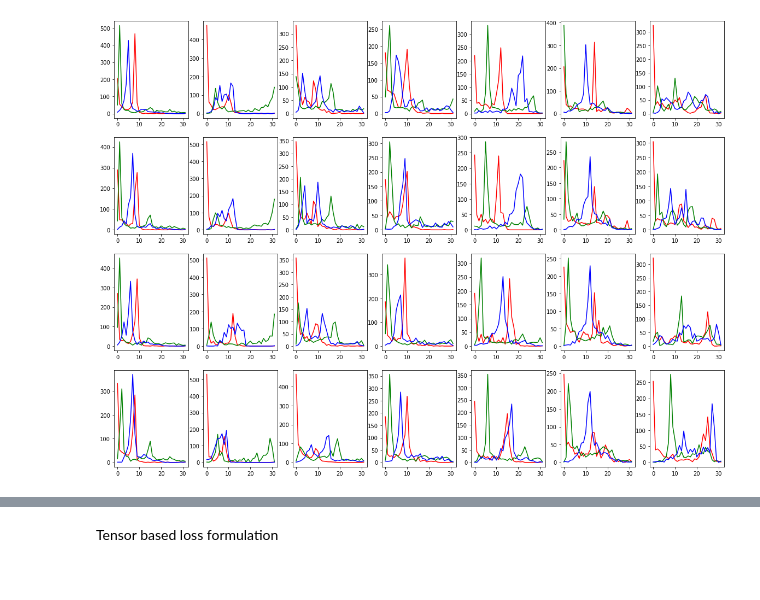
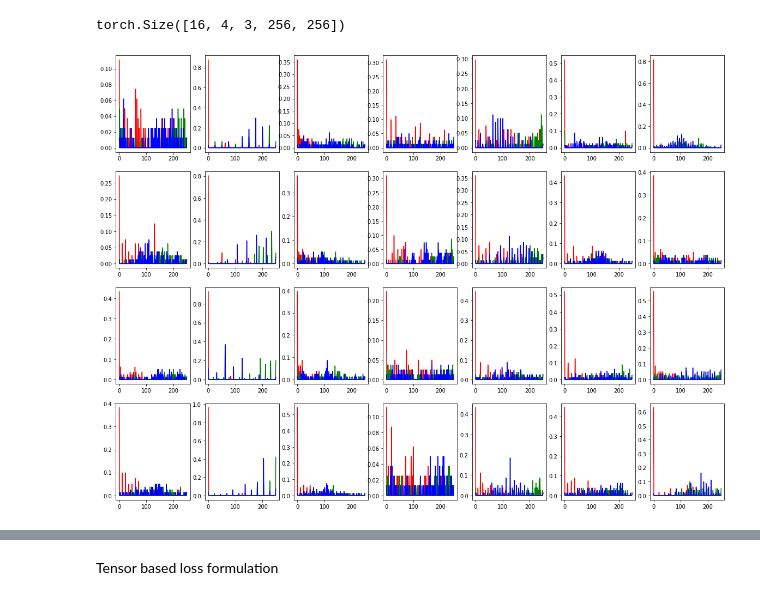
Before and after one commit to YFrisch/vssil, a Jupyter notebook: notebooks/PatchColorHistograms.ipynb, the cells around one changed output, grey strips where cells are left out. Saved outputs shown, nothing was run; the diff lists cells and outputs as text; code cells hidden in the pictures.

```diff
--- a/notebooks/PatchColorHistograms.ipynb
+++ b/notebooks/PatchColorHistograms.ipynb
@@ -15,16 +25,8 @@ from contrastive_loss_test_data.test_keypoints import get_perfect_keypoints, get
 # %%
-torch.manual_seed(123)
-
-sample_size = 4
-batch_size = 16
-
-img_tensor = load_sample_images(sample_size=sample_size,
-                                path="/home/yannik/vssil/contrastive_loss_test_data/990000.mp4").unsqueeze(0)
-img_tensor = img_tensor.repeat((batch_size, 1, 1, 1, 1))
-N, T, C, H, W = img_tensor.shape
+print(img_tensor.shape)
 
 time_window = 5
-patch_size = (35, 35)
+patch_size = (9, 9)
 
 pos_range = max(int(time_window / 2), 1) if time_window > 1 else 0
 center_index = int(patch_size[0] / 2)
@@ -41,8 +43,11 @@ for k in range(0, patch_size[0]):
 
 
 hist_norm_p = float('inf')  # 0, 1, 2, float('inf')
-v_max = 500
-n_bins = 32  # 100
+v_min = 0.0
+v_max = 1.0
+n_bins = 250  # 100
+# %% [output]
+torch.Size([16, 4, 3, 256, 256])
 # %%
 perfect_kpt_coordinates = get_perfect_keypoints(T=sample_size).unsqueeze(0)
 perfect_kpt_coordinates = perfect_kpt_coordinates.repeat((batch_size, 1, 1, 1))
@@ -50,27 +55,30 @@ _, _, K, D = perfect_kpt_coordinates.shape
 
 perfect_kpt_patches = get_image_patches(image_sequence=img_tensor[0:1, ...],
                                         kpt_sequence=perfect_kpt_coordinates[0:1, ...],
-                                        patch_size=(32, 32)).repeat((N, 1, 1, 1, 1, 1))
+                                        patch_size=patch_size).repeat((N, 1, 1, 1, 1, 1))
 
 N, T, K, C, Hp, Wp  = perfect_kpt_patches.shape
 # %%
 import numpy as np
 
 perfect_hists = torch.empty((N, T, K, C, n_bins))
 for n in range(N):
     for t in range(T):
         for k in range(K):
             for c in range(C):
                 perfect_hists[n, t, k, c] = torch.histc(perfect_kpt_patches[n, t, k, c], bins=n_bins)
+                # Normalizing hists to probabilities
+                # (Each count devided by total number of counts)
+                perfect_hists[n, t, k, c] /= torch.sum(perfect_hists[n, t, k, c])
 
 fig, ax = plt.subplots(T, K, figsize=(20, 15))
 for t in range(T):
     for k in range(K):
         ax[t][k].plot(np.arange(0, n_bins), perfect_hists[0, t, k, 0], color='red')
         ax[t][k].plot(np.arange(0, n_bins), perfect_hists[0, t, k, 1], color='green')
         ax[t][k].plot(np.arange(0, n_bins), perfect_hists[0, t, k, 2], color='blue')
 # %% [output]
-[figure, old version]
+[figure, new version]
 # %%
 perfect_dist = torch.empty((K, T-1))
 
```
Also changed, not shown: parts of 11 cells of this notebook, 4 other files.
